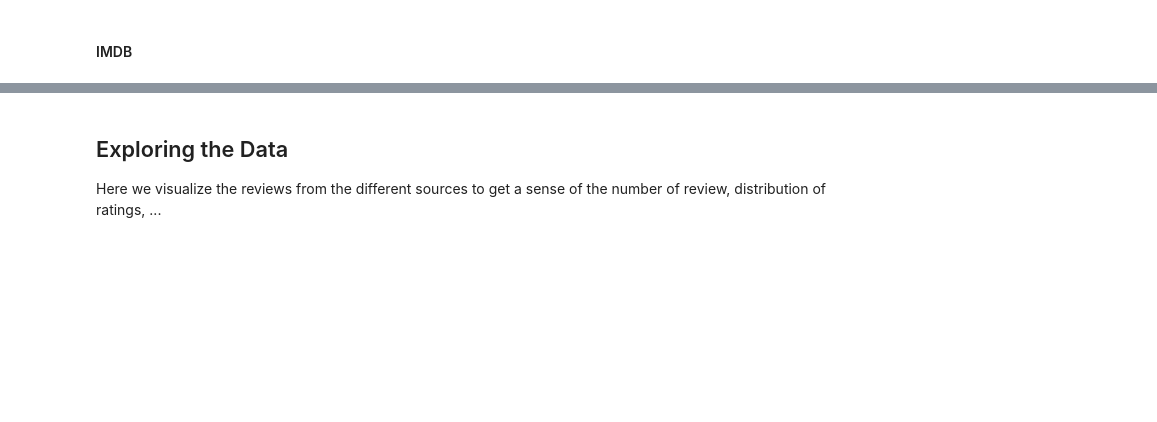
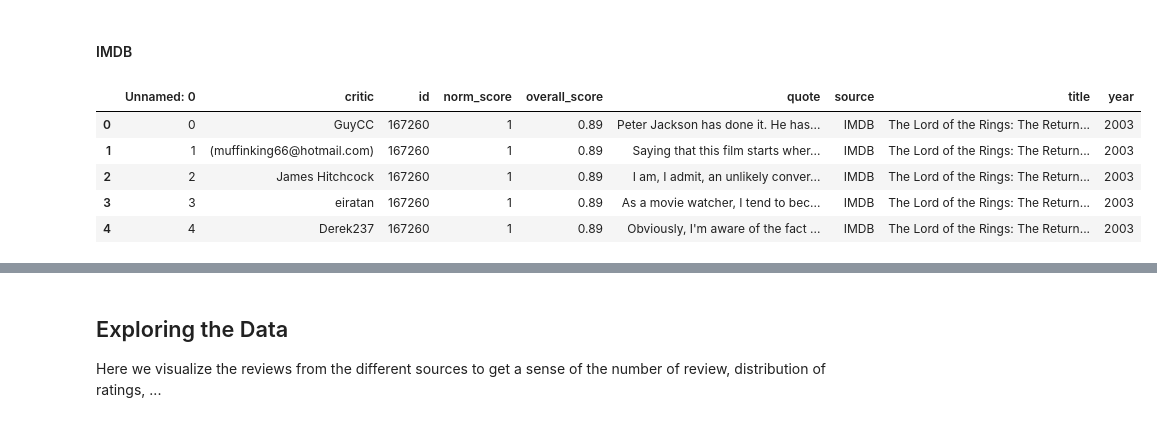
Before and after one commit to rizzomichaelg/cs109-oscars, a Jupyter notebook: process_book.ipynb, the cells around one changed output, grey strips where cells are left out. Cells and saved outputs as stored; diff of their text form; code cells hidden in the pictures; blank space fills up the shorter version.

```diff
--- a/process_book.ipynb
+++ b/process_book.ipynb
@@ -481,0 +554,12 @@ For each of these, we will construct a separate dataframe with the following str
+# %%
+# imdb_df = get_all_imdb_movies()
+# imdb_df.to_csv('data/imdb_reviews.csv')
+imdb_df = pd.read_csv('data/imdb_reviews.csv')
+imdb_df.head()
+# %% [output]
+|  | Unnamed: 0 | critic | id | norm_score | overall_score | quote | source | title | year |
+| 0 | 0 | GuyCC | 167260 | 1 | 0.89 | Peter Jackson has done it. He has... | IMDB | The Lord of the Rings: The Return... | 2003 |
+| 1 | 1 | (muffinking66@hotmail.com) | 167260 | 1 | 0.89 | Saying that this film starts wher... | IMDB | The Lord of the Rings: The Return... | 2003 |
+| 2 | 2 | James Hitchcock | 167260 | 1 | 0.89 | I am, I admit, an unlikely conver... | IMDB | The Lord of the Rings: The Return... | 2003 |
+| 3 | 3 | eiratan | 167260 | 1 | 0.89 | As a movie watcher, I tend to bec... | IMDB | The Lord of the Rings: The Return... | 2003 |
+| 4 | 4 | Derek237 | 167260 | 1 | 0.89 | Obviously, I'm aware of the fact ... | IMDB | The Lord of the Rings: The Return... | 2003 |
```
Also changed, not shown: parts of 18 cells of this notebook, 15 other files.
